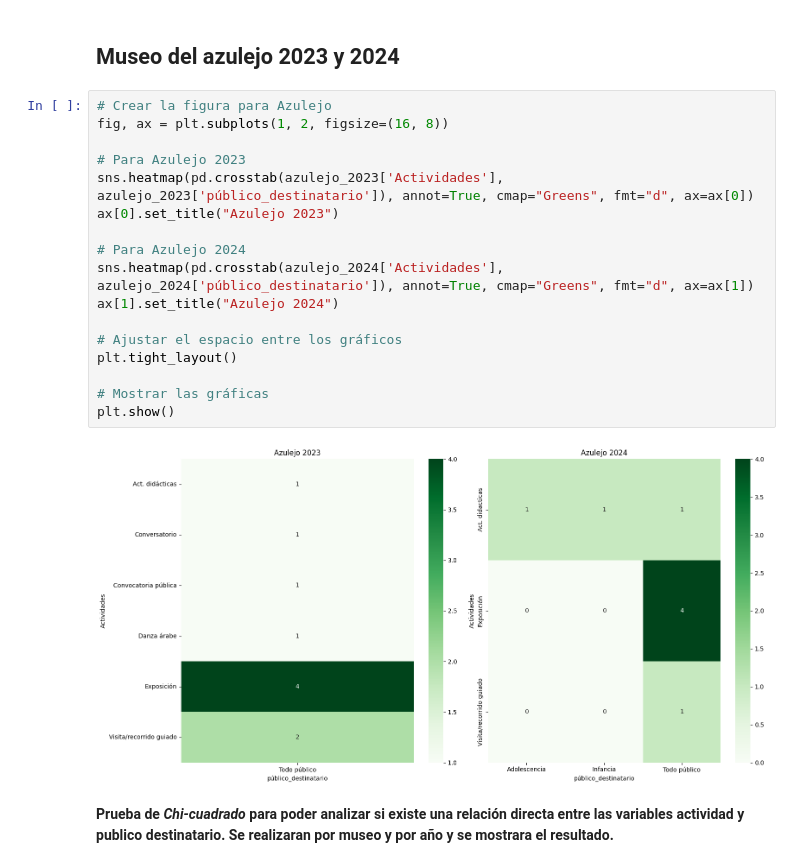
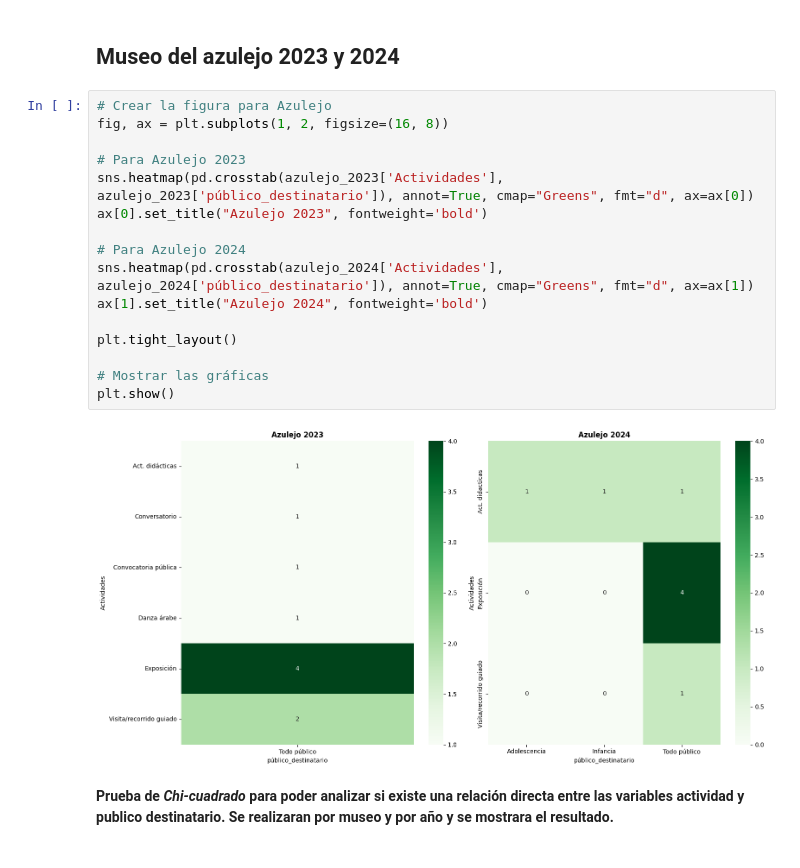
Before and after one commit to LuciaPuppo897/Data_UY, a Jupyter notebook: Trabajo_final_museos.ipynb, the cells around one changed output. Drawn from its saved outputs; the diff is of its cells as text.

```diff
--- a/Trabajo_final_museos.ipynb
+++ b/Trabajo_final_museos.ipynb
@@ -310,22 +316,21 @@ plt.show()
 # %%
 # Crear la figura para Azulejo
 fig, ax = plt.subplots(1, 2, figsize=(16, 8))
 
 # Para Azulejo 2023
 sns.heatmap(pd.crosstab(azulejo_2023['Actividades'], azulejo_2023['público_destinatario']), annot=True, cmap="Greens", fmt="d", ax=ax[0])
-ax[0].set_title("Azulejo 2023")
+ax[0].set_title("Azulejo 2023", fontweight='bold')
 
 # Para Azulejo 2024
 sns.heatmap(pd.crosstab(azulejo_2024['Actividades'], azulejo_2024['público_destinatario']), annot=True, cmap="Greens", fmt="d", ax=ax[1])
-ax[1].set_title("Azulejo 2024")
+ax[1].set_title("Azulejo 2024", fontweight='bold')
 
-# Ajustar el espacio entre los gráficos
 plt.tight_layout()
 
 # Mostrar las gráficas
 plt.show()
 # %% [output]
-[figure, old version]
+[figure, new version]
 # %% [markdown]
 **Prueba de *Chi-cuadrado* para poder analizar si existe una relación directa entre las variables actividad y publico destinatario. Se realizaran por museo y por año y se mostrara el resultado.**
 # %%
```
Also changed, not shown: parts of 26 cells of this notebook.
